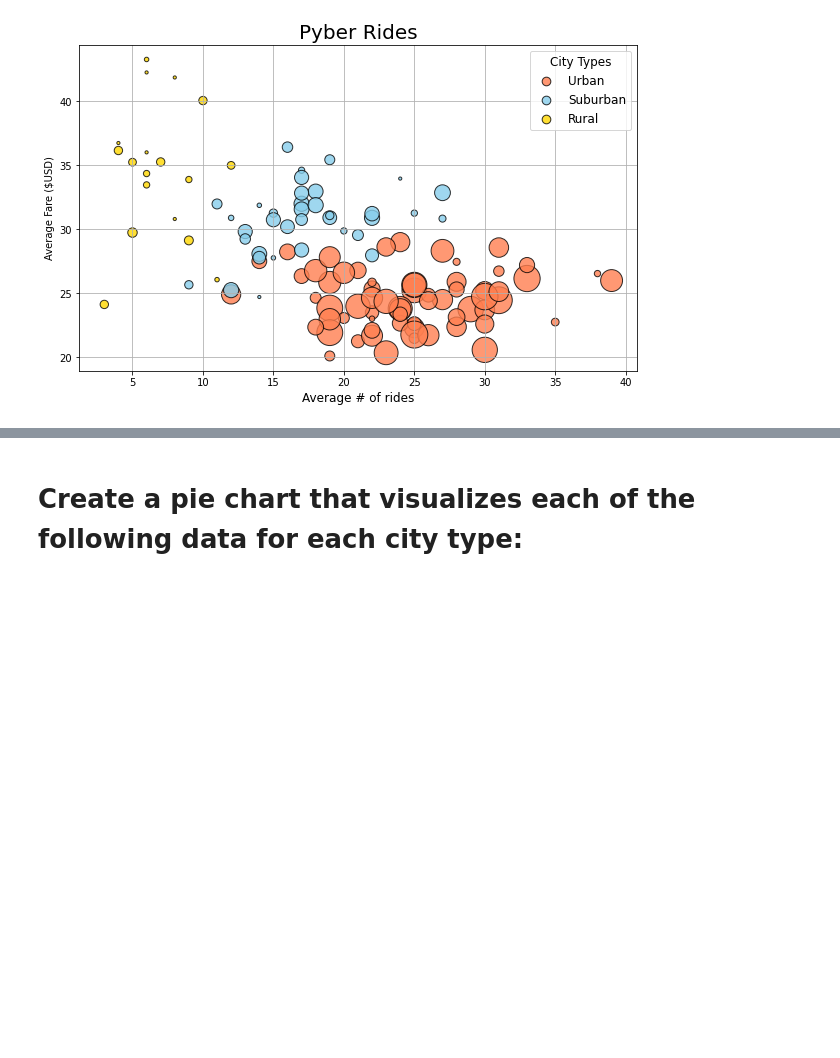
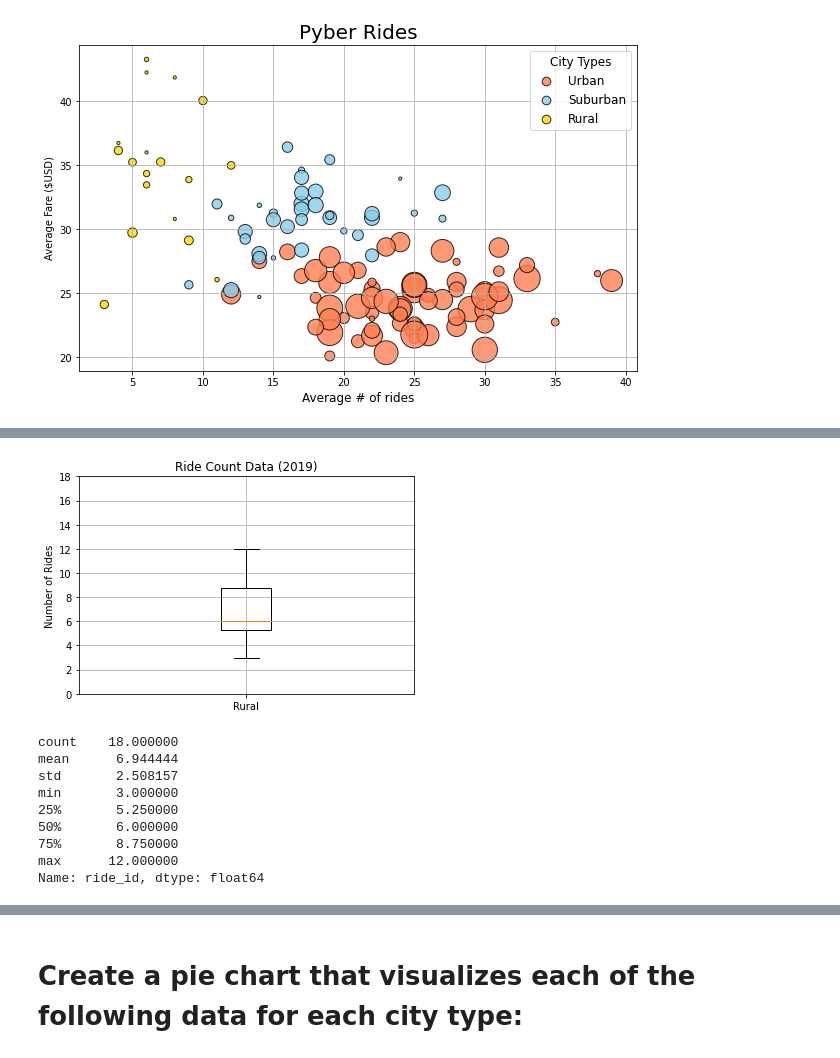
Before and after one commit to LJD0/Rideshare_Analysis, a Jupyter notebook: PyBer_Ride_Data.ipynb, the cells around one changed output, grey strips where cells are left out. Drawn from its saved outputs; the diff is of its cells as text; code cells hidden in the pictures; blank space fills up the shorter version.

```diff
--- a/PyBer_Ride_Data.ipynb
+++ b/PyBer_Ride_Data.ipynb
@@ -384,0 +693,22 @@ plt.show()
+# %%
+x_labels = ["Rural"]
+fig, ax = plt.subplots()
+ax.boxplot(rural_rides, labels=x_labels)
+# Add the title, y-axis label and grid.
+ax.set_title('Ride Count Data (2019)')
+ax.set_ylabel('Number of Rides')
+ax.set_yticks(np.arange(0, 20, step=2.0))
+ax.grid()
+plt.show()
+rural_rides.describe()
+# %% [output]
+[figure, added]
+count    18.000000
+mean      6.944444
+std       2.508157
+min       3.000000
+25%       5.250000
+50%       6.000000
+75%       8.750000
+max      12.000000
+Name: ride_id, dtype: float64
```
Also changed, not shown: parts of 51 cells of this notebook, 3 other files.
